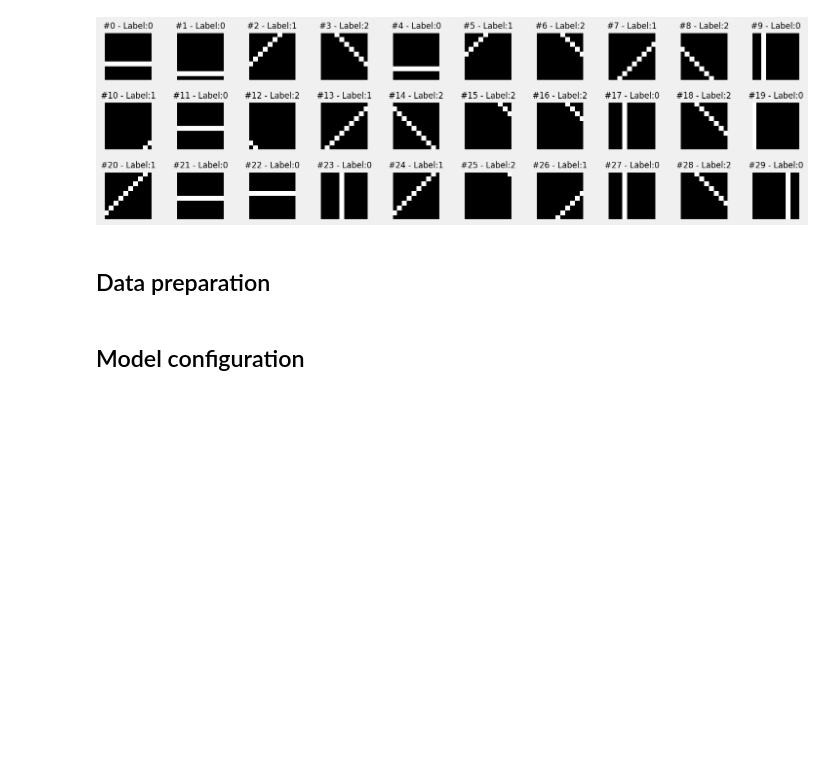
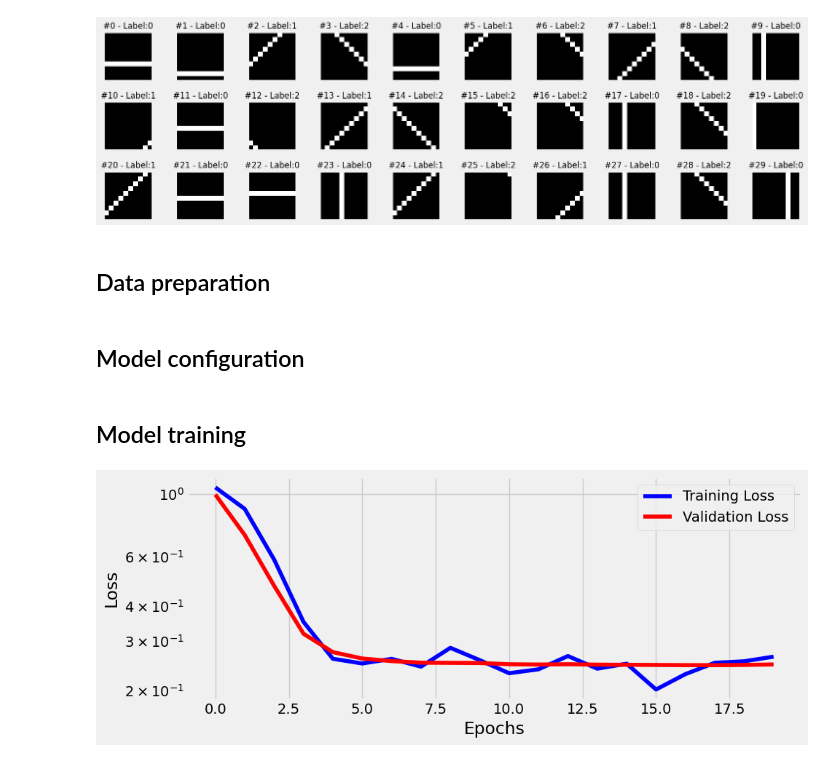
Before and after one commit to VaheC/Pytorch_Study, a Jupyter notebook: chapter5.ipynb, the cells around one changed output. Cells and saved outputs as stored; diff of their text form; code cells hidden in the pictures; blank space fills up the shorter version.

Commit message:
chapter5 model training added

```diff
--- a/chapter5.ipynb
+++ b/chapter5.ipynb
@@ -310,3 +310,13 @@ lr = 0.1
 
 multi_loss_fn = nn.CrossEntropyLoss(reduction='mean')
 optimizer_cnn1 = optim.SGD(cnn_model1.parameters(), lr=lr)
+# %% [markdown]
+## Model training
+# %%
+sbs_cnn = StepByStep(cnn_model1, multi_loss_fn, optimizer_cnn1)
+sbs_cnn.set_loaders(train_loader, val_loader)
+sbs_cnn.train(20)
+# %%
+fig = sbs_cnn.plot_losses()
+# %% [output]
+[figure, added]
```
Also changed, not shown: parts of 1 cell of this notebook.
